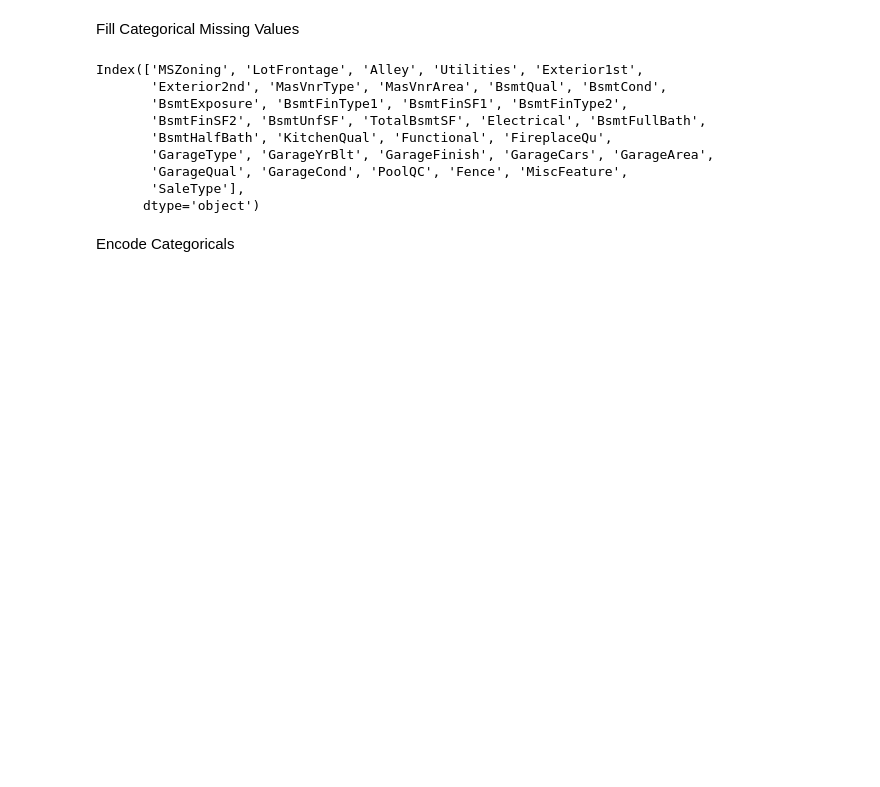
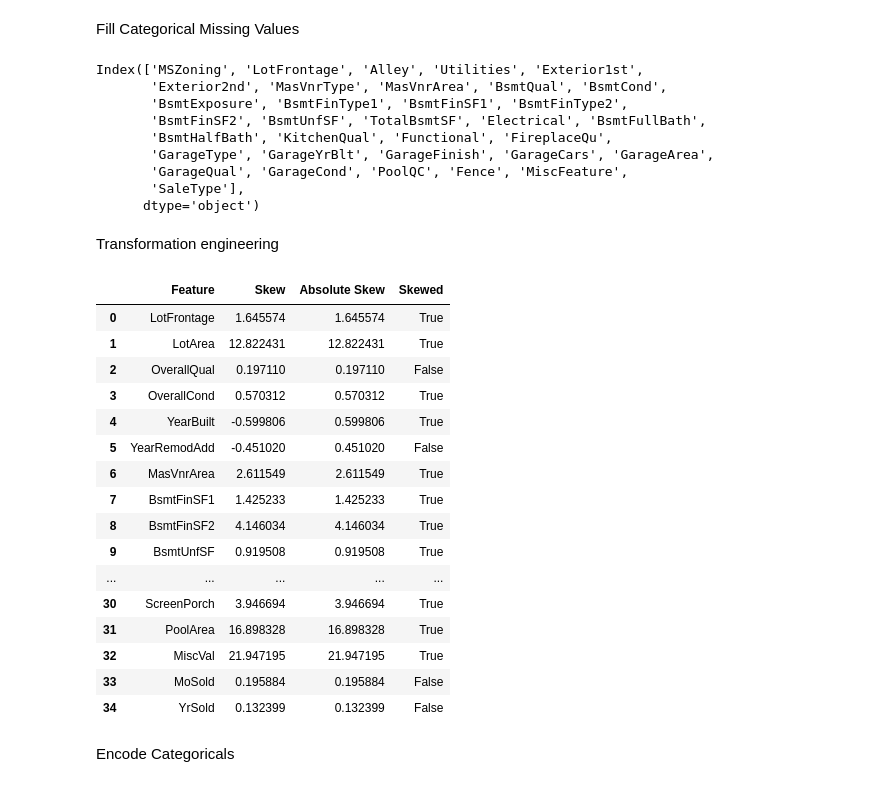
Before and after one commit to NickTheReal304/Python, a Jupyter notebook: DataMining/HousePrediction/HomePriceRecord(9Oct)/housePrice_v4.ipynb, the cells around one changed output. Saved outputs shown, nothing was run; the diff lists cells and outputs as text; code cells hidden in the pictures; blank space fills up the shorter version.

```diff
--- a/DataMining/HousePrediction/housePrice.ipynb
+++ b/DataMining/HousePrediction/HomePriceRecord(9Oct)/housePrice_v4.ipynb
@@ -119,3 +119,29 @@ for column in [
     data3[column] = data3[column].fillna(data3[column].mean())
 # %%
 data4 = data3.copy()
+# %% [markdown]
+Transformation engineering
+# %%
+skew_df = pd.DataFrame(data4.select_dtypes(np.number).columns, columns=['Feature'])
+skew_df['Skew'] = skew_df['Feature'].apply(lambda feature: scipy.stats.skew(data4[feature]))
+skew_df['Absolute Skew'] = skew_df['Skew'].apply(abs)
+skew_df['Skewed'] = skew_df['Absolute Skew'].apply(lambda x: True if x >= 0.5 else False)
+skew_df
+# %% [output]
+|  | Feature | Skew | Absolute Skew | Skewed |
+| 0 | LotFrontage | 1.645574 | 1.645574 | True |
+| 1 | LotArea | 12.822431 | 12.822431 | True |
+| 2 | OverallQual | 0.197110 | 0.197110 | False |
+| 3 | OverallCond | 0.570312 | 0.570312 | True |
+| 4 | YearBuilt | -0.599806 | 0.599806 | True |
+| 5 | YearRemodAdd | -0.451020 | 0.451020 | False |
+| 6 | MasVnrArea | 2.611549 | 2.611549 | True |
+| 7 | BsmtFinSF1 | 1.425233 | 1.425233 | True |
+| 8 | BsmtFinSF2 | 4.146034 | 4.146034 | True |
+| 9 | BsmtUnfSF | 0.919508 | 0.919508 | True |
+| ... | ... | ... | ... | ... |
+| 30 | ScreenPorch | 3.946694 | 3.946694 | True |
+| 31 | PoolArea | 16.898328 | 16.898328 | True |
+| 32 | MiscVal | 21.947195 | 21.947195 | True |
+| 33 | MoSold | 0.195884 | 0.195884 | False |
+| 34 | YrSold | 0.132399 | 0.132399 | False |
```
Also changed, not shown: parts of 9 cells of this notebook, 23 other files.
